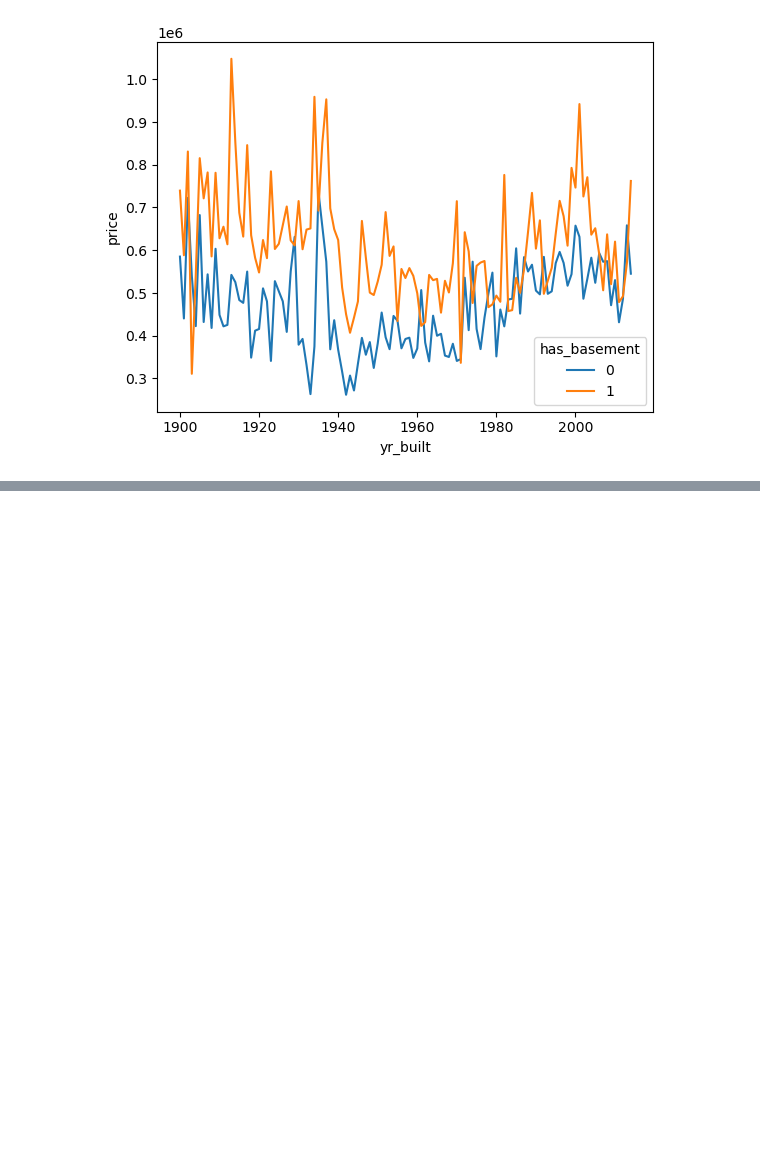
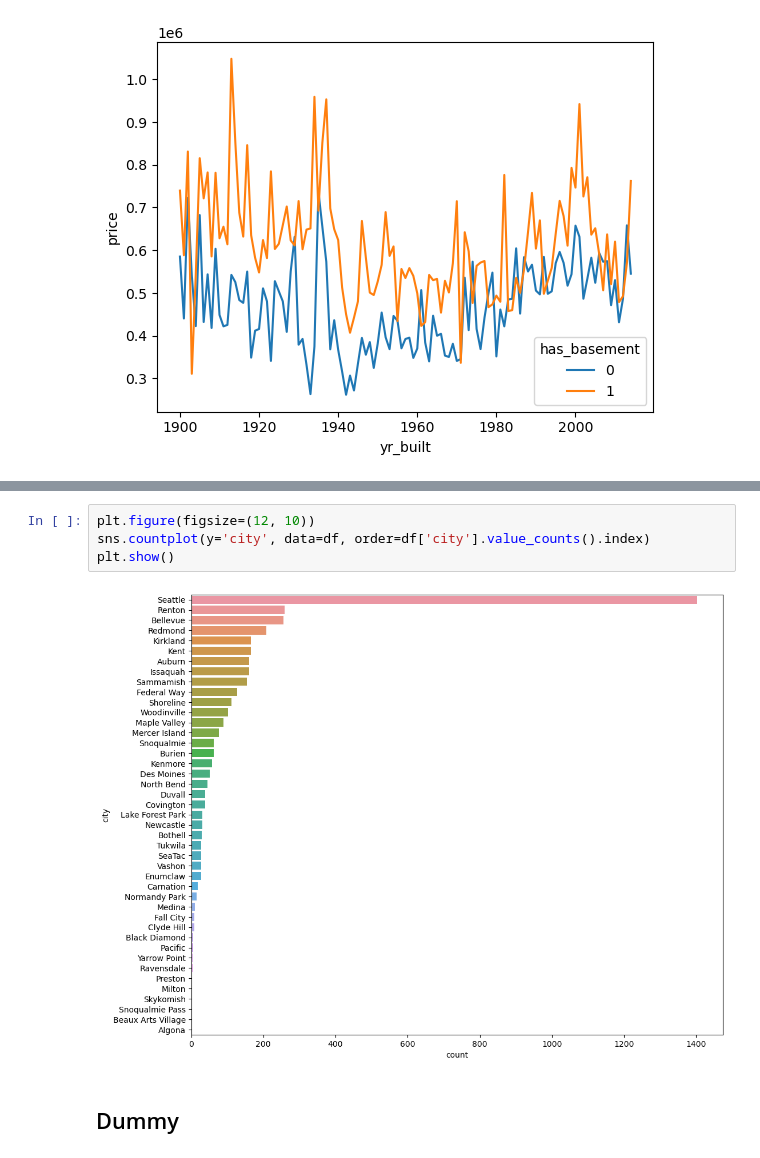
Before and after one commit to ayberkozcan/regression-exercises, a Jupyter notebook: Analyzing USA House Prices/analyzing_USA_house_prices.ipynb, the cells around one changed output, grey strips where cells are left out. Drawn from its saved outputs; the diff is of its cells as text; blank space fills up the shorter version.

```diff
--- a/Analyzing USA House Prices/analyzing_USA_house_prices.ipynb
+++ b/Analyzing USA House Prices/analyzing_USA_house_prices.ipynb
@@ -513,0 +519,8 @@ plt.show()
+# %%
+plt.figure(figsize=(12, 10))
+sns.countplot(y='city', data=df, order=df['city'].value_counts().index)
+plt.show()
+# %% [output]
+[figure, added]
+# %% [markdown]
+## Dummy
```
Also changed, not shown: parts of 24 cells of this notebook.
